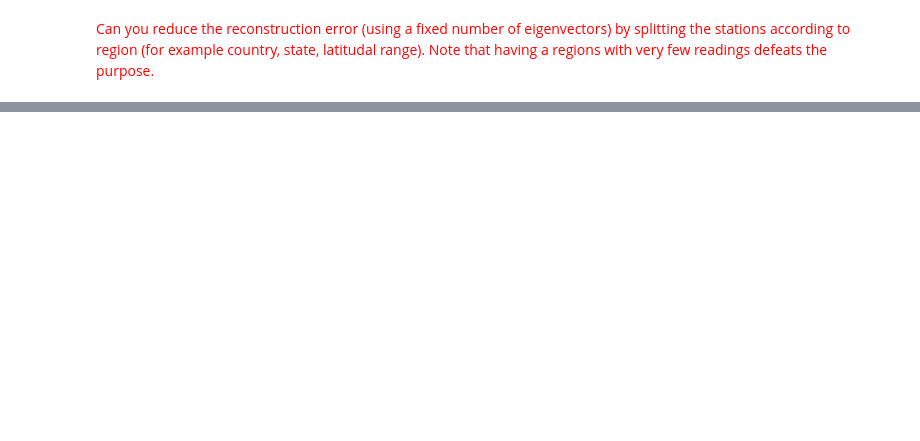
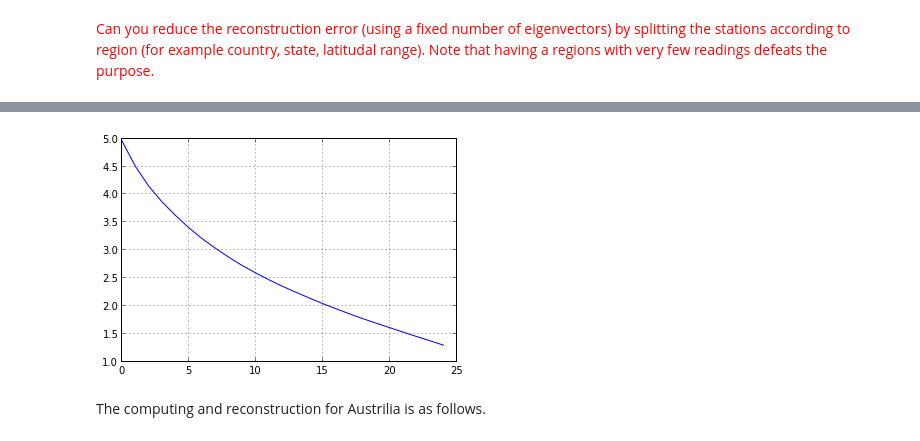
Before and after one commit to intermilan/UCSD_BigData, a Jupyter notebook: notebooks/weather/Weather Analysis.ipynb, the cells around one changed output, grey strips where cells are left out. Saved outputs shown, nothing was run; the diff lists cells and outputs as text; code cells hidden in the pictures; blank space fills up the shorter version.

```diff
--- a/notebooks/weather/Weather Analysis.ipynb
+++ b/notebooks/weather/Weather Analysis.ipynb
@@ -585,0 +730,18 @@ shape(selection)
+# %%
+CA_Stations=['CA' == station[0:2] for station in Data['station']]
+CA_Values = Data[CA_Stations].loc[:, 1:365]
+
+CA_Original = np.matrix(CA_Values.ix[:,1:365])
+CA_U, CA_Mean = Eigen_Vector(CA_Values)
+CA_matrix=np.matrix(CA_Values.ix[:, 1:365])-CA_Mean
+CA_matrix[isnan(CA_matrix)]=0
+CA_Error = []
+
+for k in range(10, 251, 10):
+    CA_Eig = np.matrix(CA_U[:,:k])
+    CA_Prod = CA_matrix * CA_Eig;
+    CA_Predict = CA_Eig*CA_Prod.transpose()+CA_Mean[:,np.newaxis]
+    CA_Predict = CA_Predict.transpose()
+    error = Calc_Error(CA_Original, CA_Predict, shape(CA_Values)[0])
+    CA_Error.append(error)
+    print error
@@ -585,0 +766,7 @@ shape(selection)
+# %%
+plot(CA_Error)
+grid()
+# %% [output]
+[figure, added]
+# %% [markdown]
+The computing and reconstruction for Austrilia is as follows.
```
Also changed, not shown: parts of 35 cells of this notebook, 2 other files.
